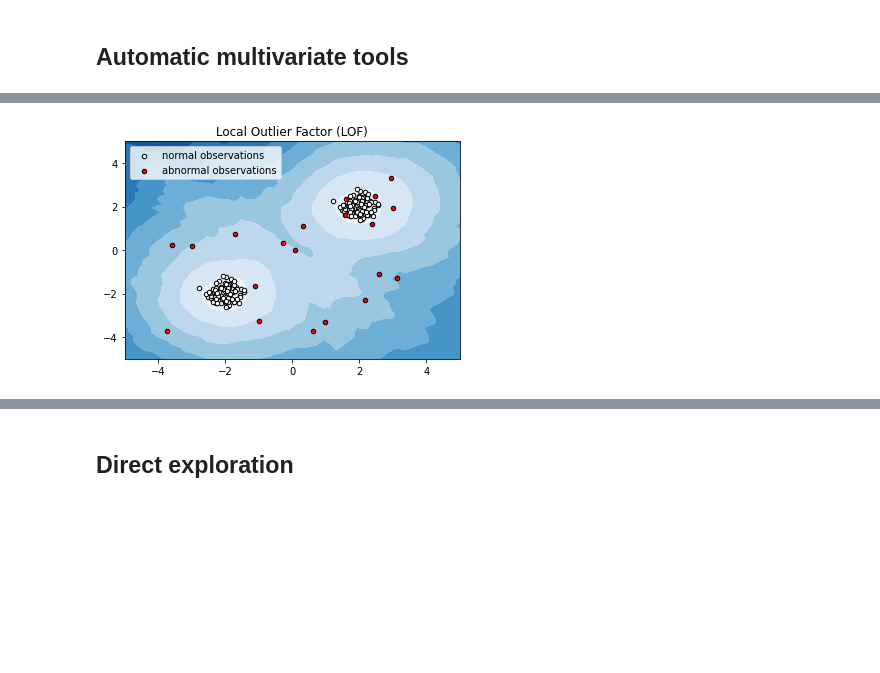
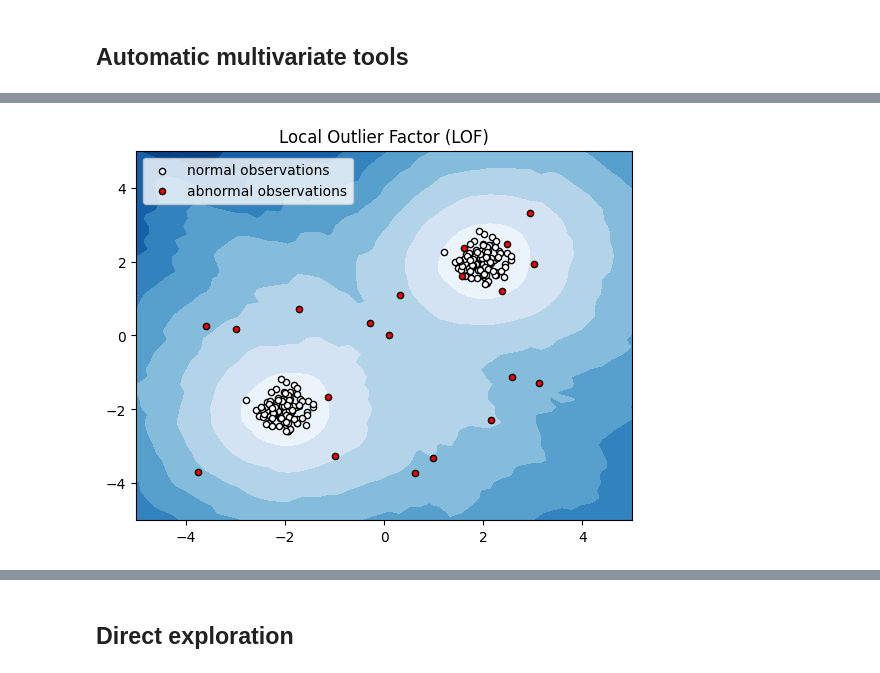
Before and after one commit to cnunezc/MFLUFTO2026, a Jupyter notebook: Labs/Lab 2 - Data Preparation/06_Outliers.ipynb, the cells around one changed output, grey strips where cells are left out. Saved outputs shown, nothing was run; the diff lists cells and outputs as text; code cells hidden in the pictures; blank space fills up the shorter version.

```diff
--- a/Labs/Lab 2 - Data Preparation/06_Outliers.ipynb
+++ b/Labs/Lab 2 - Data Preparation/06_Outliers.ipynb
@@ -40,37 +40,38 @@ plt.show()
 from sklearn.neighbors import LocalOutlierFactor
 
 # fit the model
-clf = LocalOutlierFactor(n_neighbors=20)
-y_pred = clf.fit_predict(X)
+clf = LocalOutlierFactor(n_neighbors=20, novelty=True)
+clf.fit(X)
+y_pred = clf.predict(X)
 y_pred_outliers = y_pred[200:]
 # %% [markdown]
 ![LOF](https://scikit-learn.org/stable/_images/sphx_glr_plot_lof_outlier_detection_001.png)
 # %%
 # plot the level sets of the decision function
 xx, yy = np.meshgrid(np.linspace(-5, 5, 50), np.linspace(-5, 5, 50))
-Z = clf._decision_function(np.c_[xx.ravel(), yy.ravel()])
+Z = clf.score_samples(np.c_[xx.ravel(), yy.ravel()])
 Z = Z.reshape(xx.shape)
 
 
 plt.contourf(xx, yy, Z, cmap=plt.cm.Blues_r)
 
 a = plt.scatter(X[:200, 0], X[:200, 1], c='white',
                 edgecolor='k', s=20)
 b = plt.scatter(X[200:, 0], X[200:, 1], c='red',
                 edgecolor='k', s=20)
 plt.axis('tight')
 plt.xlim((-5, 5))
 plt.ylim((-5, 5))
 plt.legend([a, b],
            ["normal observations",
             "abnormal observations"],
            loc="upper left")
 
 plt.title("Local Outlier Factor (LOF)")
 
 plt.show()
 # %% [output]
-[figure, old version]
+[figure, new version]
 # %%
 # fit the model
 clf = IsolationForest(max_samples=100)
```
Also changed, not shown: parts of 20 cells of this notebook, 3 other files.
